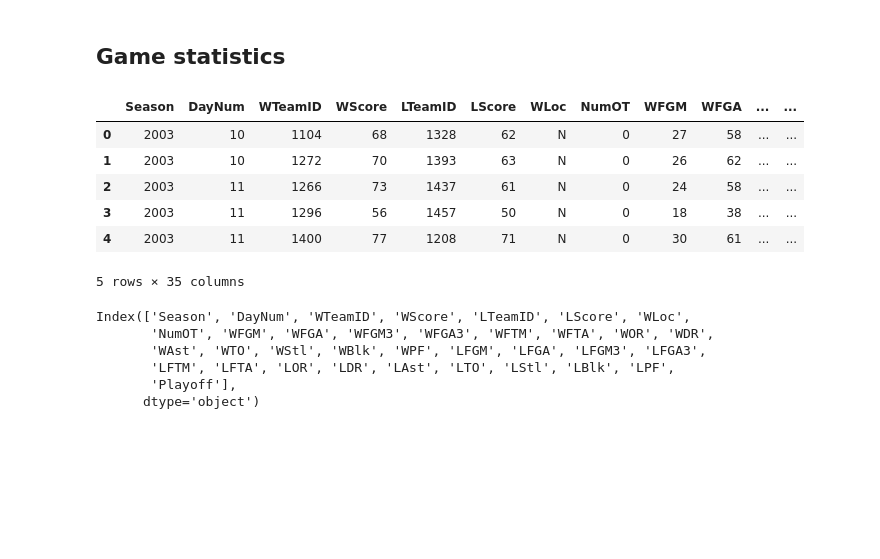
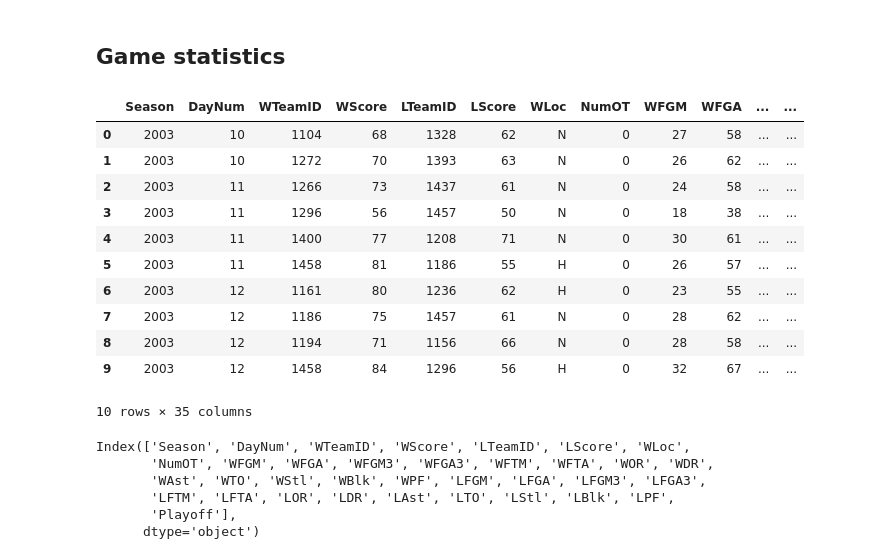
Before and after one commit to tracijo32/march_madness_mens, a Jupyter notebook: NCAA_Tourney_Mens.ipynb, the cells around one changed output. Saved outputs shown, nothing was run; the diff lists cells and outputs as text; code cells hidden in the pictures; blank space fills up the shorter version.

```diff
--- a/NCAA_Tourney_Mens.ipynb
+++ b/NCAA_Tourney_Mens.ipynb
@@ -172,14 +215,19 @@ del data2
 data = data.sort_values(by=['Season','DayNum'])
 # %%
-data.head()
+data.head(10)
 # %% [output]
 |  | Season | DayNum | WTeamID | WScore | LTeamID | LScore | WLoc | NumOT | WFGM | WFGA | ... | ... |
 | 0 | 2003 | 10 | 1104 | 68 | 1328 | 62 | N | 0 | 27 | 58 | ... | ... |
 | 1 | 2003 | 10 | 1272 | 70 | 1393 | 63 | N | 0 | 26 | 62 | ... | ... |
 | 2 | 2003 | 11 | 1266 | 73 | 1437 | 61 | N | 0 | 24 | 58 | ... | ... |
 | 3 | 2003 | 11 | 1296 | 56 | 1457 | 50 | N | 0 | 18 | 38 | ... | ... |
 | 4 | 2003 | 11 | 1400 | 77 | 1208 | 71 | N | 0 | 30 | 61 | ... | ... |
+| 5 | 2003 | 11 | 1458 | 81 | 1186 | 55 | H | 0 | 26 | 57 | ... | ... |
+| 6 | 2003 | 12 | 1161 | 80 | 1236 | 62 | H | 0 | 23 | 55 | ... | ... |
+| 7 | 2003 | 12 | 1186 | 75 | 1457 | 61 | N | 0 | 28 | 62 | ... | ... |
+| 8 | 2003 | 12 | 1194 | 71 | 1156 | 66 | N | 0 | 28 | 58 | ... | ... |
+| 9 | 2003 | 12 | 1458 | 84 | 1296 | 56 | H | 0 | 32 | 67 | ... | ... |
-5 rows × 35 columns
+10 rows × 35 columns
 # %%
 data.columns
 # %% [output]
```
Also changed, not shown: parts of 29 cells of this notebook.
